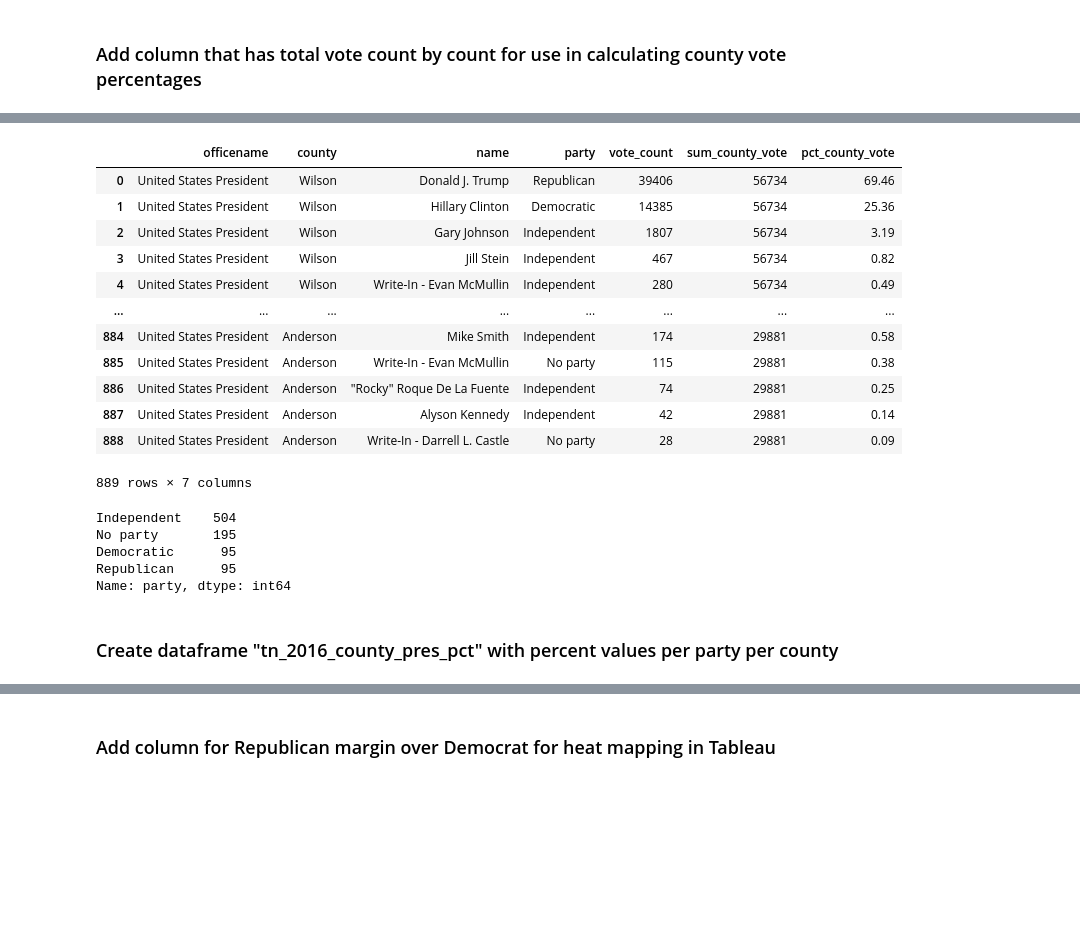
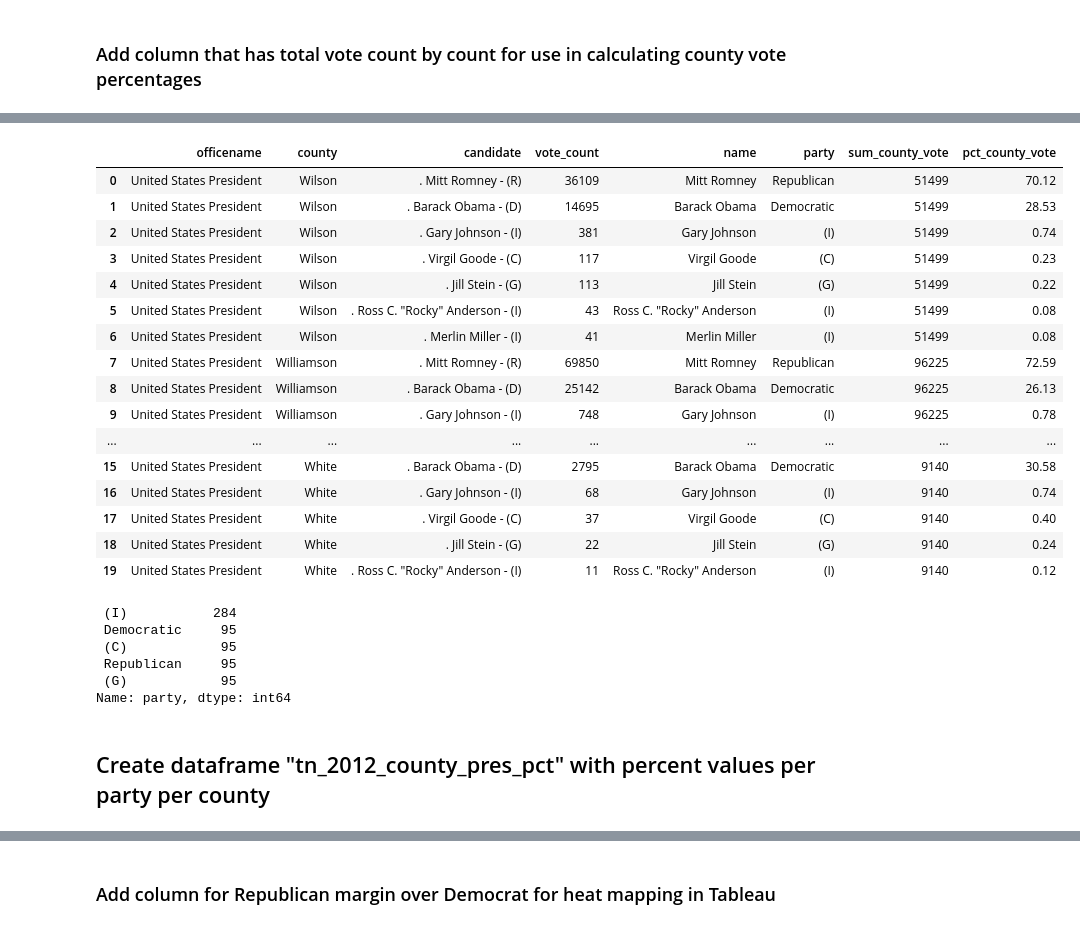
Before and after one commit to DavidMellow/tn-elections, a Jupyter notebook: notebooks/tn_election_2012.ipynb, the cells around one changed output, grey strips where cells are left out. Saved outputs shown, nothing was run; the diff lists cells and outputs as text; code cells hidden in the pictures; blank space fills up the shorter version.

```diff
--- a/notebooks/tn_election_2012.ipynb
+++ b/notebooks/tn_election_2012.ipynb
@@ -321,0 +525,5 @@ Name: vote_count, Length: 2210, dtype: int64
+# %%
+# change "(R)" to "Republican" and "(D)"to "Democratic" in "party" column
+tn_2012_final["party"]=tn_2012_final['party'].replace('(R)',"Republican")
+tn_2012_final["party"]=tn_2012_final['party'].str.replace('\(R\)',"Republican").str.replace('\(D\)',"Democratic")
+tn_2012_final
@@ -322,6 +544,6 @@ Name: vote_count, Length: 2210, dtype: int64
 # %%
-# create data frame tn_2016_pres for presidental election
-tn_2016_pres_int=tn_2016_final[tn_2016_final['officename'].str.match('United States President')]
-tn_2016_pres_int=tn_2016_pres_int.reset_index(drop=True)
-tn_2016_pres_int
+# create data frame tn_2012_pres for presidental election
+tn_2012_pres=tn_2012_final[tn_2012_final['officename'].str.match('United States President')]
+tn_2012_pres=tn_2012_pres.reset_index(drop=True)
+tn_2012_pres
 # %% [output]
@@ -386,6 +585,6 @@ tn_2016_pres.head(20)
 # %%
 # create new dataframe "county_vote" to use to find sum of votes per county
-county_vote=tn_2016_pres.loc[0:,['county','vote_count']]
+county_vote=tn_2012_pres.loc[0:,['county','vote_count']]
 county_vote
 # %% [output]
 |  | county | vote_count |
@@ -422,5 +621,5 @@ Name: vote_count, Length: 95, dtype: int32
 # %%
 # use "county_vote_sum" to add column "sum_county_vote" to tn_2016_pres correlating with value in each row
-tn_2016_pres['sum_county_vote']=tn_2016_pres['county'].map(county_vote_sum)
-tn_2016_pres.head(20)
+tn_2012_pres['sum_county_vote']=tn_2012_pres['county'].map(county_vote_sum)
+tn_2012_pres.head(20)
 # %% [output]
@@ -444,31 +643,36 @@ tn_2016_pres.head(20)
 # %%
 # create "pct_county_vote" column for tn_2016_pres
-tn_2016_pres['pct_county_vote']=round(tn_2016_pres['vote_count']/tn_2016_pres['sum_county_vote']*100,2)
-tn_2016_pres
+tn_2012_pres['pct_county_vote']=round(tn_2012_pres['vote_count']/tn_2012_pres['sum_county_vote']*100,2)
+tn_2012_pres.head(20)
 # %% [output]
-|  | officename | county | name | party | vote_count | sum_county_vote | pct_county_vote |
-| 0 | United States President | Wilson | Donald J. Trump | Republican | 39406 | 56734 | 69.46 |
-| 1 | United States President | Wilson | Hillary Clinton | Democratic | 14385 | 56734 | 25.36 |
-| 2 | United States President | Wilson | Gary Johnson | Independent | 1807 | 56734 | 3.19 |
-| 3 | United States President | Wilson | Jill Stein | Independent | 467 | 56734 | 0.82 |
-| 4 | United States President | Wilson | Write-In - Evan McMullin | Independent | 280 | 56734 | 0.49 |
-| ... | ... | ... | ... | ... | ... | ... | ... |
-| 884 | United States President | Anderson | Mike Smith | Independent | 174 | 29881 | 0.58 |
-| 885 | United States President | Anderson | Write-In - Evan McMullin | No party | 115 | 29881 | 0.38 |
-| 886 | United States President | Anderson | "Rocky" Roque De La Fuente | Independent | 74 | 29881 | 0.25 |
-| 887 | United States President | Anderson | Alyson Kennedy | Independent | 42 | 29881 | 0.14 |
-| 888 | United States President | Anderson | Write-In - Darrell L. Castle | No party | 28 | 29881 | 0.09 |
+|  | officename | county | candidate | vote_count | name | party | sum_county_vote | pct_county_vote |
+| 0 | United States President | Wilson | . Mitt Romney - (R) | 36109 | Mitt Romney | Republican | 51499 | 70.12 |
+| 1 | United States President | Wilson | . Barack Obama - (D) | 14695 | Barack Obama | Democratic | 51499 | 28.53 |
+| 2 | United States President | Wilson | . Gary Johnson - (I) | 381 | Gary Johnson | (I) | 51499 | 0.74 |
+| 3 | United States President | Wilson | . Virgil Goode - (C) | 117 | Virgil Goode | (C) | 51499 | 0.23 |
+| 4 | United States President | Wilson | . Jill Stein - (G) | 113 | Jill Stein | (G) | 51499 | 0.22 |
+| 5 | United States President | Wilson | . Ross C. "Rocky" Anderson - (I) | 43 | Ross C. "Rocky" Anderson | (I) | 51499 | 0.08 |
+| 6 | United States President | Wilson | . Merlin Miller - (I) | 41 | Merlin Miller | (I) | 51499 | 0.08 |
+| 7 | United States President | Williamson | . Mitt Romney - (R) | 69850 | Mitt Romney | Republican | 96225 | 72.59 |
+| 8 | United States President | Williamson | . Barack Obama - (D) | 25142 | Barack Obama | Democratic | 96225 | 26.13 |
+| 9 | United States President | Williamson | . Gary Johnson - (I) | 748 | Gary Johnson | (I) | 96225 | 0.78 |
+| ... | ... | ... | ... | ... | ... | ... | ... | ... |
+| 15 | United States President | White | . Barack Obama - (D) | 2795 | Barack Obama | Democratic | 9140 | 30.58 |
+| 16 | United States President | White | . Gary Johnson - (I) | 68 | Gary Johnson | (I) | 9140 | 0.74 |
+| 17 | United States President | White | . Virgil Goode - (C) | 37 | Virgil Goode | (C) | 9140 | 0.40 |
+| 18 | United States President | White | . Jill Stein - (G) | 22 | Jill Stein | (G) | 9140 | 0.24 |
+| 19 | United States President | White | . Ross C. "Rocky" Anderson - (I) | 11 | Ross C. "Rocky" Anderson | (I) | 9140 | 0.12 |
-889 rows × 7 columns
 # %%
 # how many parties?
-tn_2016_pres['party'].value_counts()
+tn_2012_pres['party'].value_counts()
 # %% [output]
-Independent    504
-No party       195
-Democratic      95
-Republican      95
+ (I)           284
+ Democratic     95
+ (C)            95
+ Republican     95
+ (G)            95
 Name: party, dtype: int64
 # %% [markdown]
-### Create dataframe "tn_2016_county_pres_pct"  with percent values per party per county
+## Create dataframe "tn_2012_county_pres_pct"  with percent values per party per county
 # %%
 # create new dataframe with reduced columns values only
```
Also changed, not shown: parts of 43 cells of this notebook, 1 other file.
